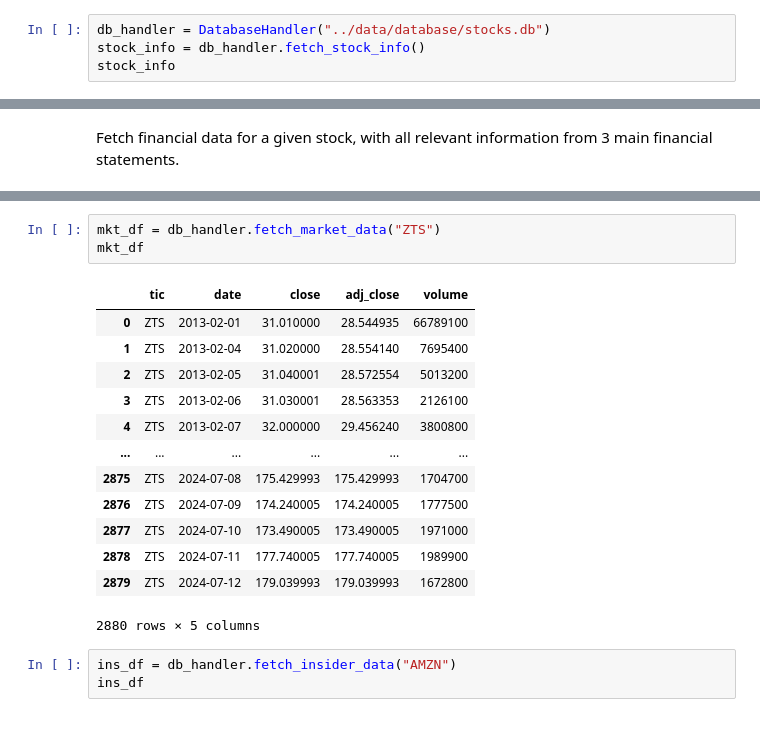
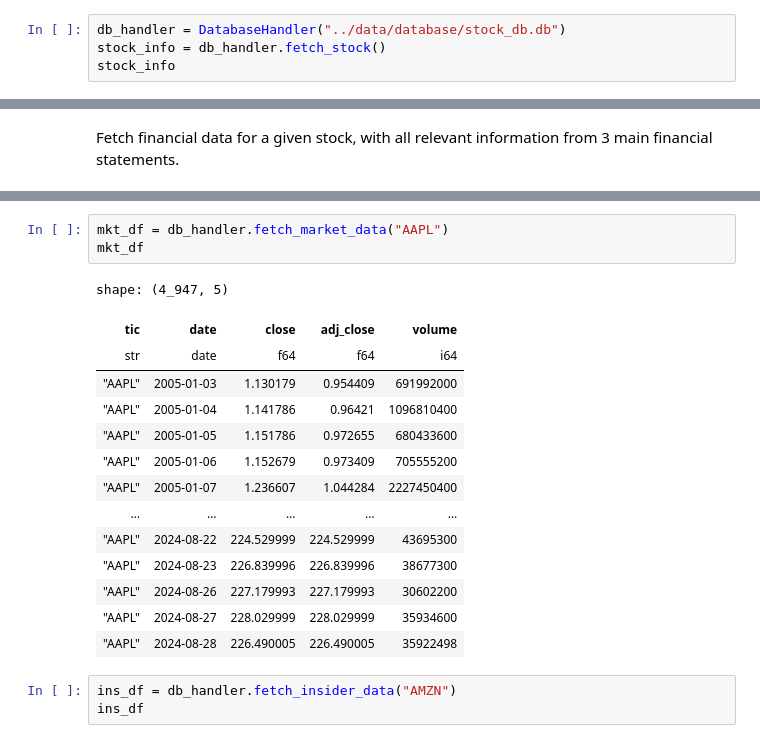
Before and after one commit to francisco3511/stocksense, a Jupyter notebook: notebooks/eda.ipynb, the cells around one changed output, grey strips where cells are left out. Cells and saved outputs as stored; diff of their text form.

```diff
--- a/notebooks/eda.ipynb
+++ b/notebooks/eda.ipynb
@@ -8,7 +8,7 @@ as well as their status, with respect to:
 -  Current S&P500 membership
 -  Publicly traded and available data.
 # %%
-db_handler = DatabaseHandler("../data/database/stocks.db")
-stock_info = db_handler.fetch_stock_info()
+db_handler = DatabaseHandler("../data/database/stock_db.db")
+stock_info = db_handler.fetch_stock()
 stock_info
 # %% [output]
@@ -47,20 +49,21 @@ fin_df
 # %%
-mkt_df = db_handler.fetch_market_data("ZTS")
+mkt_df = db_handler.fetch_market_data("AAPL")
 mkt_df
 # %% [output]
+shape: (4_947, 5)
-|  | tic | date | close | adj_close | volume |
-| 0 | ZTS | 2013-02-01 | 31.010000 | 28.544935 | 66789100 |
-| 1 | ZTS | 2013-02-04 | 31.020000 | 28.554140 | 7695400 |
-| 2 | ZTS | 2013-02-05 | 31.040001 | 28.572554 | 5013200 |
-| 3 | ZTS | 2013-02-06 | 31.030001 | 28.563353 | 2126100 |
-| 4 | ZTS | 2013-02-07 | 32.000000 | 29.456240 | 3800800 |
-| ... | ... | ... | ... | ... | ... |
-| 2875 | ZTS | 2024-07-08 | 175.429993 | 175.429993 | 1704700 |
-| 2876 | ZTS | 2024-07-09 | 174.240005 | 174.240005 | 1777500 |
-| 2877 | ZTS | 2024-07-10 | 173.490005 | 173.490005 | 1971000 |
-| 2878 | ZTS | 2024-07-11 | 177.740005 | 177.740005 | 1989900 |
-| 2879 | ZTS | 2024-07-12 | 179.039993 | 179.039993 | 1672800 |
+| tic | date | close | adj_close | volume |
+| str | date | f64 | f64 | i64 |
+| "AAPL" | 2005-01-03 | 1.130179 | 0.954409 | 691992000 |
+| "AAPL" | 2005-01-04 | 1.141786 | 0.96421 | 1096810400 |
+| "AAPL" | 2005-01-05 | 1.151786 | 0.972655 | 680433600 |
+| "AAPL" | 2005-01-06 | 1.152679 | 0.973409 | 705555200 |
+| "AAPL" | 2005-01-07 | 1.236607 | 1.044284 | 2227450400 |
+| … | … | … | … | … |
+| "AAPL" | 2024-08-22 | 224.529999 | 224.529999 | 43695300 |
+| "AAPL" | 2024-08-23 | 226.839996 | 226.839996 | 38677300 |
+| "AAPL" | 2024-08-26 | 227.179993 | 227.179993 | 30602200 |
+| "AAPL" | 2024-08-27 | 228.029999 | 228.029999 | 35934600 |
+| "AAPL" | 2024-08-28 | 226.490005 | 226.490005 | 35922498 |
-2880 rows × 5 columns
 # %%
 ins_df = db_handler.fetch_insider_data("AMZN")
 ins_df
```
Also changed, not shown: parts of 4 cells of this notebook, 7 other files.
